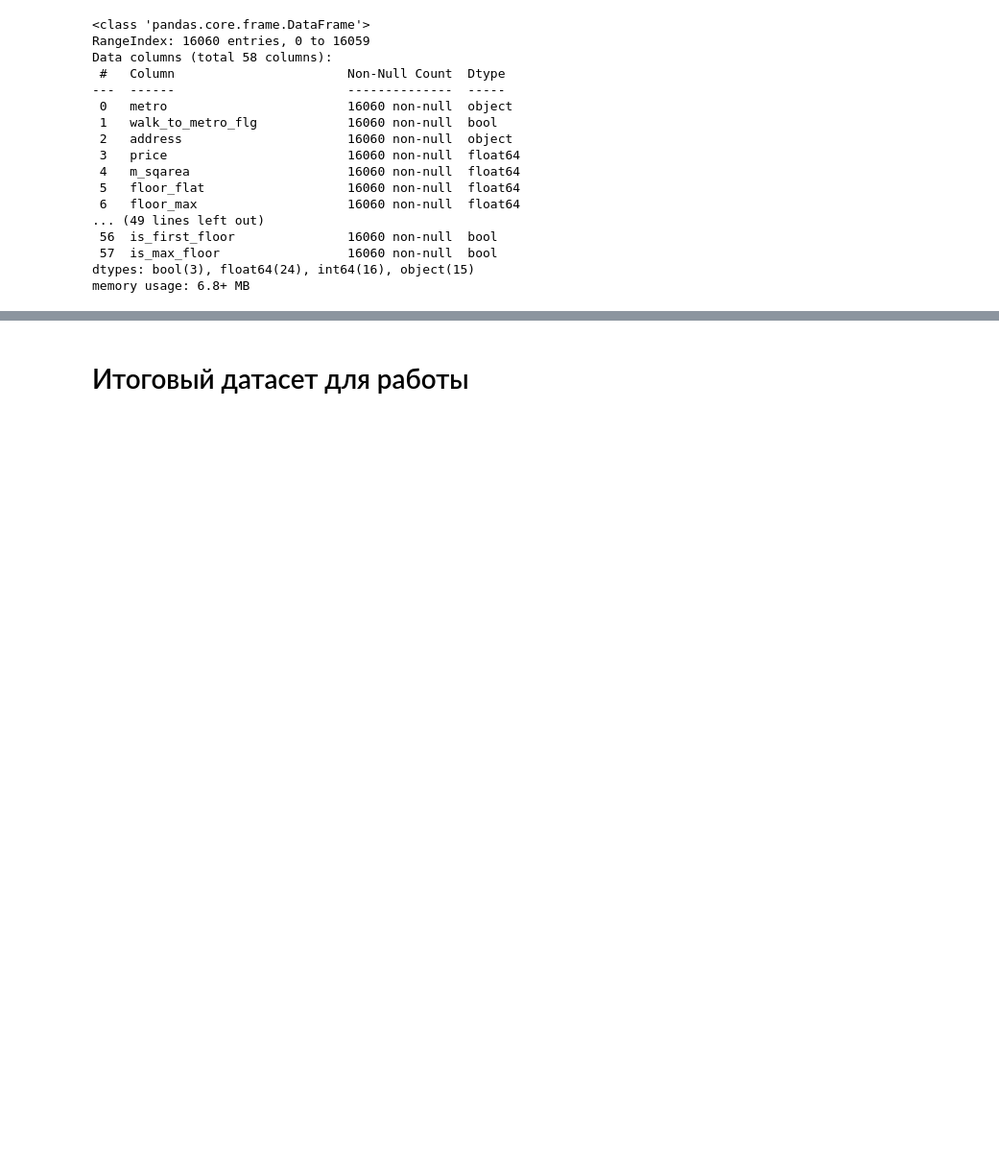
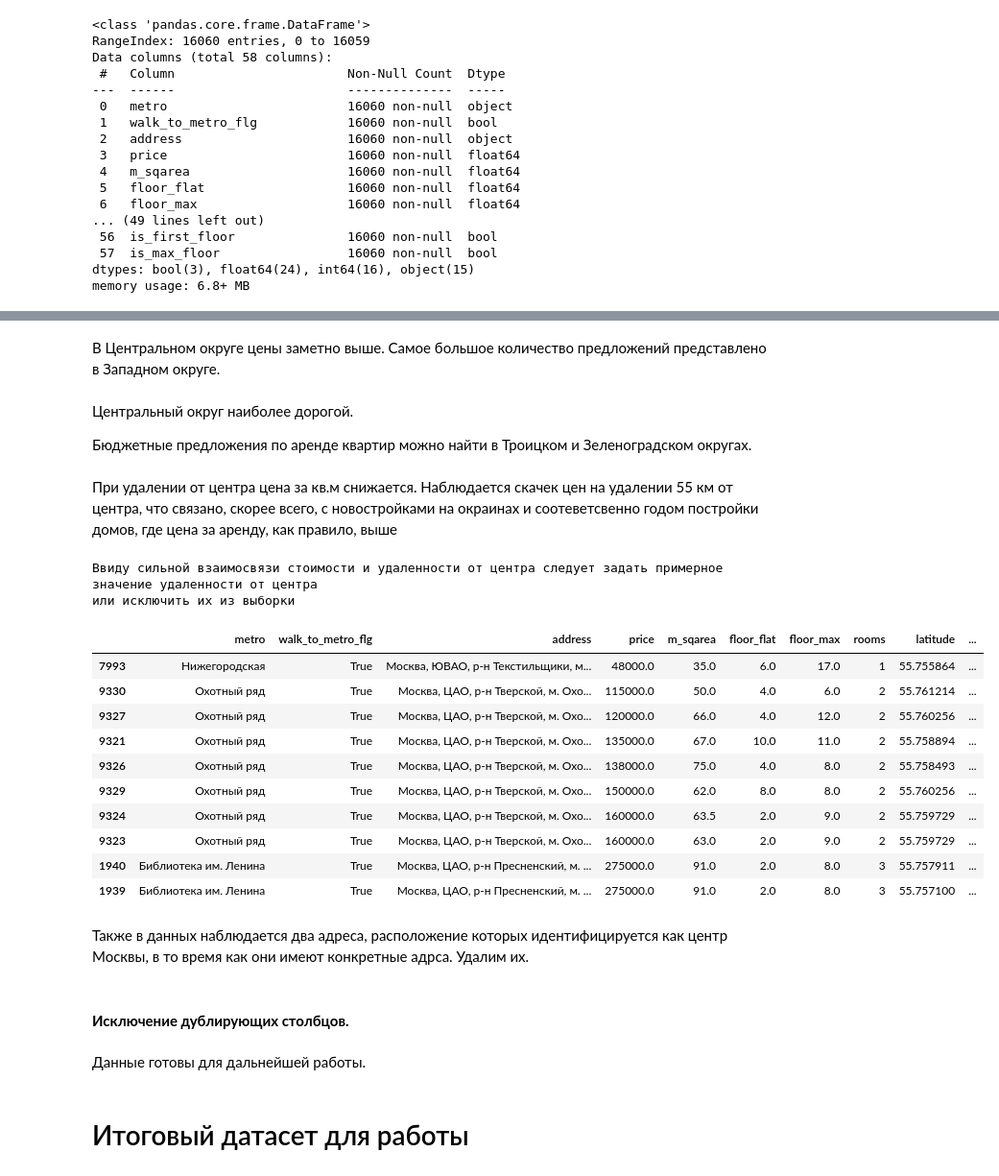
Before and after one commit to Lemekhova/Analysis_of_Housing_Prices, a Jupyter notebook: 4_этап_ML.ipynb, the cells around one changed output, grey strips where cells are left out. Shown at 96% size. Cells and saved outputs as stored; diff of their text form; code cells hidden in the pictures; blank space fills up the shorter version.

```diff
--- a/4_этап_ML.ipynb
+++ b/4_этап_ML.ipynb
@@ -306,6 +300,8 @@ from optuna.pruners import SuccessiveHalvingPruner
  - '**Площадь кухни**' - создадим дополнительный признак "доля площади кухни к площади квартиры" и заменим пропуски в новом столбце на наиболее популярное значение по году постройки и по комнатности, затем пропуски в ст. "Площадь кухни" заменим на произведение "Общей площади" на "Долю кухни".
  - '**Жилая площадь**' - создадим дополнительный признак "доля общей площади к площади квартиры" и заменим пропуски в новом столбце на наиболее популярное значение по году постройки и по комнатности, затем пропуски в ст. "Жилая площадь" заменим на произведение "Общей площади" на "Долю жилой площади".
  - **Вид из окон** - имеет 13.40% пропусков. Как показал анализ, отличия по цене не сильные, этот столбец можно исключить.
+# %%
+df = pd.read_csv('/content/dataset.csv')
 # %%
 # Проверим и удалим строки на полные дубликаты
 df = df.drop_duplicates()
@@ -413,5 +449,4 @@ df['С животными'] = df['С животными'].fillna('по дого
 # Заполним пропуски в столбце "С детьми" новым признаком - По договоренности
 df['С детьми'] = df['С детьми'].fillna('по договоренности');
 
-# обработаем пропуски в балконах/лоджиях, заменим их на
-df['Балкон/лоджия'] = df['Балкон/лоджия'].fillna('нет');
+df[["С животными", "С детьми"]] = df[["С животными", "С детьми"]].astype(str)
@@ -546,3 +863,9 @@ df_clean['distance_rounded'] = np.round(df_clean['dist_to_center']);
+# %% [markdown]
+В Центральном округе цены заметно выше. Самое большое количество предложений представлено в Западном округе.
+# %% [markdown]
+Центральный округ наиболее дорогой.
+
+Бюджетные предложения по аренде квартир можно найти в Троицком и Зеленоградском округах.
 # %%
 # Удаление выбросов по цене по районам и комнатности
 def remove_outliers_by_rooms_and_district(df, column='price'):
@@ -563,0 +890,22 @@ df_clean = remove_outliers_by_rooms_and_district(df_clean, column='price')
+# %% [markdown]
+При удалении от центра цена за кв.м снижается. Наблюдается скачек цен на удалении 55 км от центра, что связано, скорее всего, с новостройками на окраинах и соотеветсвенно годом постройки домов, где цена за аренду, как правило, выше
+# %%
+print('''Ввиду сильной взаимосвязи стоимости и удаленности от центра следует задать примерное значение удаленности от центра
+или исключить их из выборки''')
+df_clean[df_clean['dist_to_center']<=0].sort_values('price')
+# %% [output]
+Ввиду сильной взаимосвязи стоимости и удаленности от центра следует задать примерное значение удаленности от центра
+или исключить их из выборки
+|  | metro | walk_to_metro_flg | address | price | m_sqarea | floor_flat | floor_max | rooms | latitude | ... |
+| 7993 | Нижегородская | True | Москва, ЮВАО, р-н Текстильщики, м... | 48000.0 | 35.0 | 6.0 | 17.0 | 1 | 55.755864 | ... |
+| 9330 | Охотный ряд | True | Москва, ЦАО, р-н Тверской, м. Охо... | 115000.0 | 50.0 | 4.0 | 6.0 | 2 | 55.761214 | ... |
+| 9327 | Охотный ряд | True | Москва, ЦАО, р-н Тверской, м. Охо... | 120000.0 | 66.0 | 4.0 | 12.0 | 2 | 55.760256 | ... |
+| 9321 | Охотный ряд | True | Москва, ЦАО, р-н Тверской, м. Охо... | 135000.0 | 67.0 | 10.0 | 11.0 | 2 | 55.758894 | ... |
+| 9326 | Охотный ряд | True | Москва, ЦАО, р-н Тверской, м. Охо... | 138000.0 | 75.0 | 4.0 | 8.0 | 2 | 55.758493 | ... |
+| 9329 | Охотный ряд | True | Москва, ЦАО, р-н Тверской, м. Охо... | 150000.0 | 62.0 | 8.0 | 8.0 | 2 | 55.760256 | ... |
+| 9324 | Охотный ряд | True | Москва, ЦАО, р-н Тверской, м. Охо... | 160000.0 | 63.5 | 2.0 | 9.0 | 2 | 55.759729 | ... |
+| 9323 | Охотный ряд | True | Москва, ЦАО, р-н Тверской, м. Охо... | 160000.0 | 63.0 | 2.0 | 9.0 | 2 | 55.759729 | ... |
+| 1940 | Библиотека им. Ленина | True | Москва, ЦАО, р-н Пресненский, м. ... | 275000.0 | 91.0 | 2.0 | 8.0 | 3 | 55.757911 | ... |
+| 1939 | Библиотека им. Ленина | True | Москва, ЦАО, р-н Пресненский, м. ... | 275000.0 | 91.0 | 2.0 | 8.0 | 3 | 55.757100 | ... |
+# %% [markdown]
+Также в данных наблюдается два адреса, расположение которых идентифицируется как центр Москвы, в то время как они имеют конкретные адрса. Удалим их.
@@ -564,3 +915,5 @@ df_clean = remove_outliers_by_rooms_and_district(df_clean, column='price')
+# %% [markdown]
+#### **Исключение дублирующих столбцов.**
 # %%
 # Исключаем дублирующие признаки
 df_clean = df_clean.drop(columns=["metro", "latitude", "longitude", "address",
@@ -568,3 +921,6 @@ df_clean = df_clean.drop(columns=["metro", "latitude", "longitude", "address",
                                   "Жилая площадь", "distance_rounded",
                                   "Аварийность", "Количество лифтов", "Санузел", "Балкон/лоджия",
                                   "Вид из окон", "Доля площади кухни", "Доля жилой площади"])
+# %% [markdown]
+
+Данные готовы для дальнейшей работы.
```
Also changed, not shown: parts of 129 cells of this notebook.
